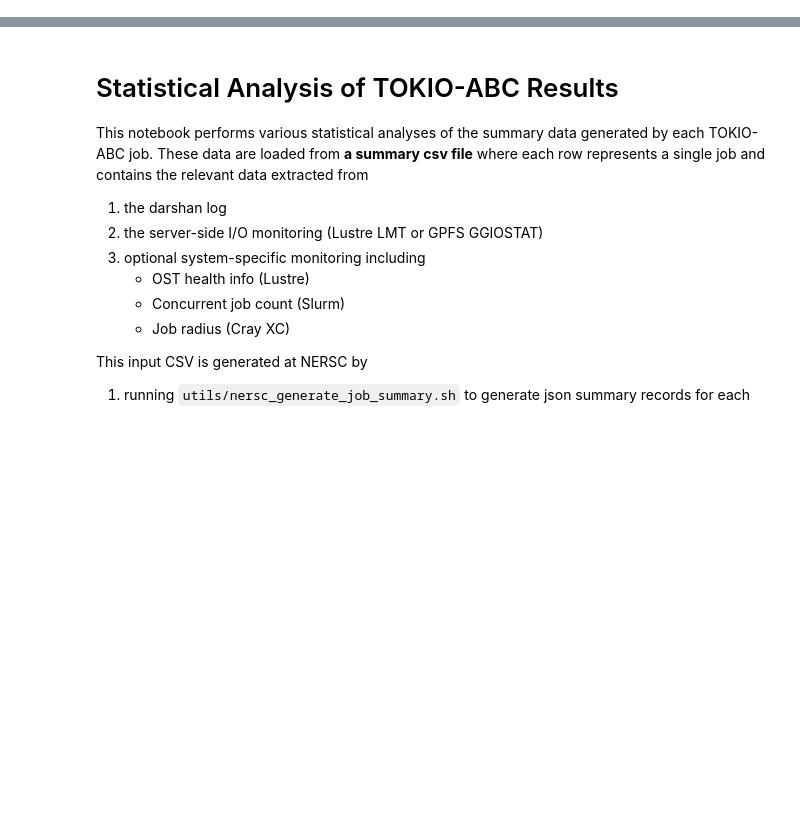
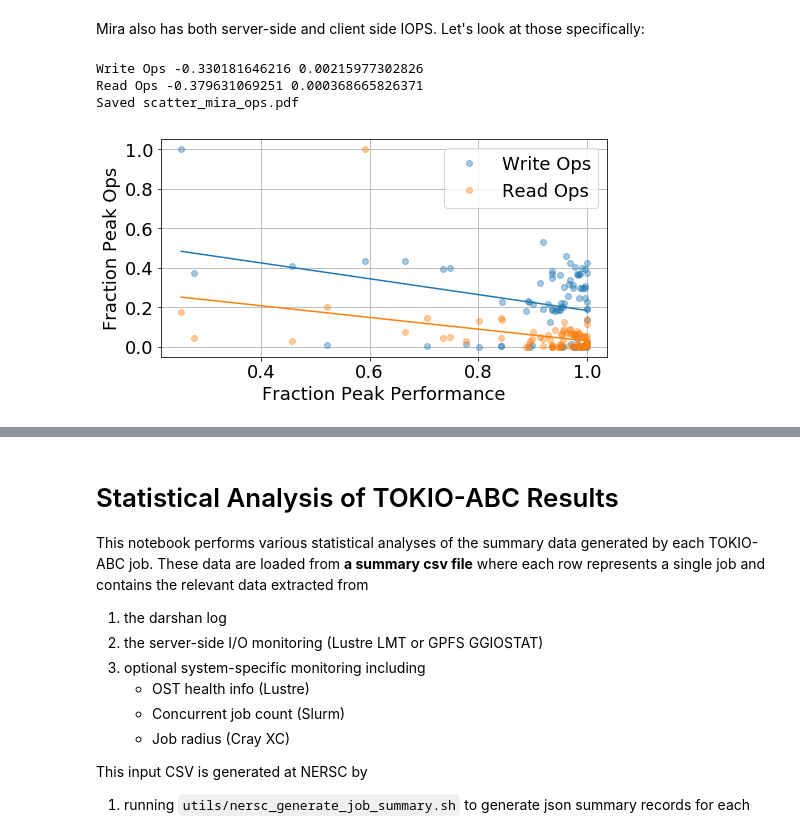
Before and after one commit to glennklockwood/papers-umami, a Jupyter notebook: scripts/correlations/correlation_analysis.ipynb, the cells around one changed output, grey strips where cells are left out. Saved outputs shown, nothing was run; the diff lists cells and outputs as text; code cells hidden in the pictures; blank space fills up the shorter version.

```diff
--- a/scripts/correlations/correlation_analysis.ipynb
+++ b/scripts/correlations/correlation_analysis.ipynb
@@ -0,0 +735,39 @@
+# %% [markdown]
+Mira also has both server-side and client side IOPS.  Let's look at those specifically:
+# %%
+fig = plt.figure(figsize=(8,4))
+ax = fig.add_subplot(111)
+
+df = df_mira.sort_values(performance_key).copy()
+
+for x_key, y_key in [(performance_key, 'ggio_write_reqs'),
+                    (performance_key, 'ggio_read_reqs')]:
+    x = df[x_key].values
+    y = df[y_key].values / df[y_key].max()
+    corr = stats.pearsonr(x, y)
+    print counter_labels.get(y_key, y_key), corr[0], corr[1]
+    points = ax.plot(x, y,
+                     'o',
+                     alpha=0.4,
+                     markersize=6.0,
+                     label="%s" % (counter_labels.get(y_key, y_key))
+                    )
+
+    ### attempt a linear fit to generate a visual aid
+    m, b = np.polyfit(x, y, 1)
+    ax.plot(x, m*x+b,
+            "-",
+           color=points[0].get_color())
+
+ax.set_xlabel(counter_labels.get(x_key, x_key))
+ax.set_ylabel("Fraction Peak Ops")
+ax.legend()
+plt.grid(True)
+output_file = "scatter_mira_ops.pdf"
+fig.savefig(output_file, bbox_inches="tight")
+print "Saved %s" % output_file
+# %% [output]
+Write Ops -0.330181646216 0.00215977302826
+Read Ops -0.379631069251 0.000368665826371
+Saved scatter_mira_ops.pdf
+[figure, added]
```
Also changed, not shown: parts of 77 cells of this notebook, 3 other files.
